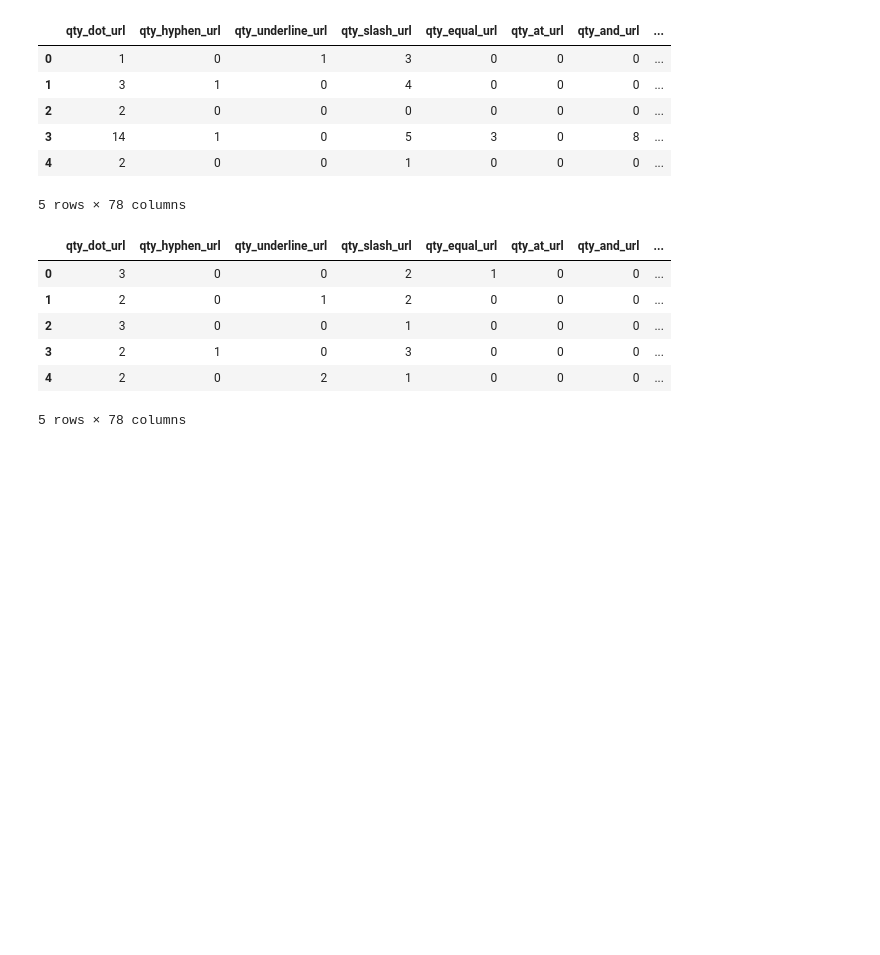
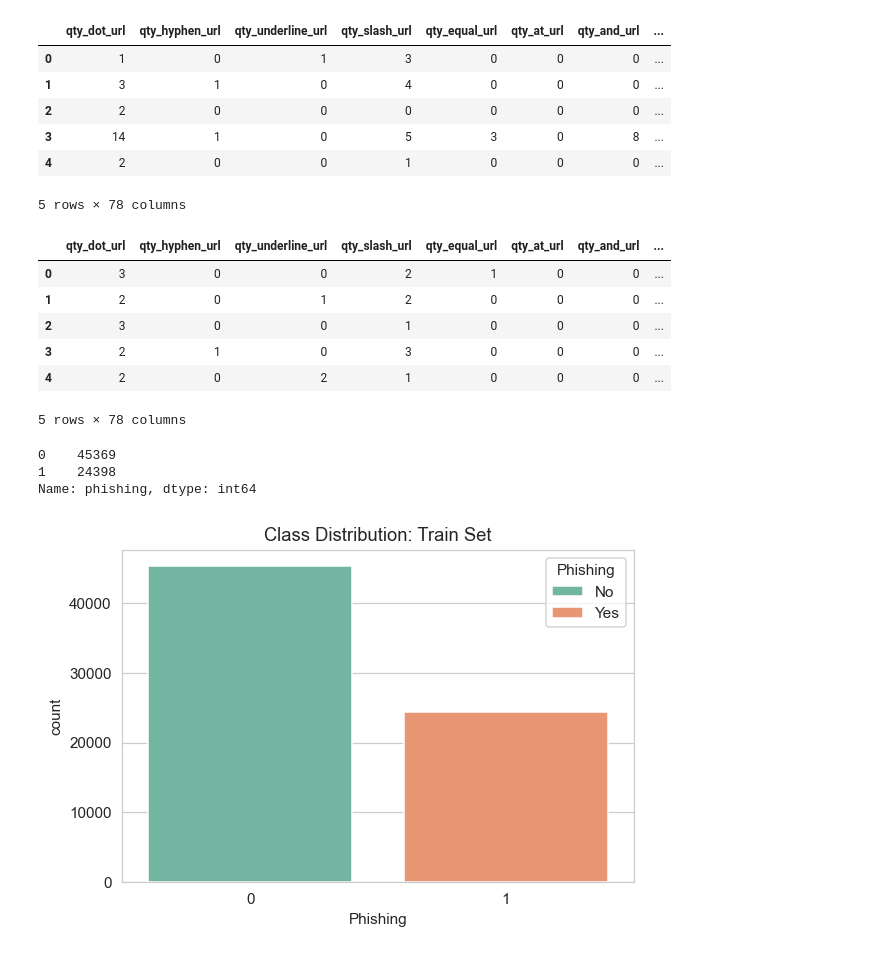
Before and after one commit to leoAshu/phishing-url-detection, a Jupyter notebook: notebooks/main.ipynb, the cells around one changed output. Saved outputs shown, nothing was run; the diff lists cells and outputs as text; code cells hidden in the pictures; blank space fills up the shorter version.

Commit message:
adds plot for class distribution and a utility function for plotting confusion matrix

```diff
--- a/notebooks/main.ipynb
+++ b/notebooks/main.ipynb
@@ -55,3 +55,23 @@ display(df_test.head())
 | 3 | 2 | 1 | 0 | 3 | 0 | 0 | 0 | ... |
 | 4 | 2 | 0 | 2 | 1 | 0 | 0 | 0 | ... |
 5 rows × 78 columns
+# %%
+# class distribution
+print(df_train['phishing'].value_counts())
+
+# plot the class distribution
+plt.figure(dpi=110)
+
+chart = sns.countplot(x='phishing', data=df_train, hue='phishing', dodge=False, palette='Set2')
+
+axes = chart.axes
+axes.set_title('Class Distribution: Train Set')
+axes.set_xlabel('Phishing')
+axes.legend(['No', 'Yes'], title='Phishing')
+
+plt.show()
+# %% [output]
+0    45369
+1    24398
+Name: phishing, dtype: int64
+[figure, added]
```
Also changed, not shown: parts of 2 cells of this notebook.
